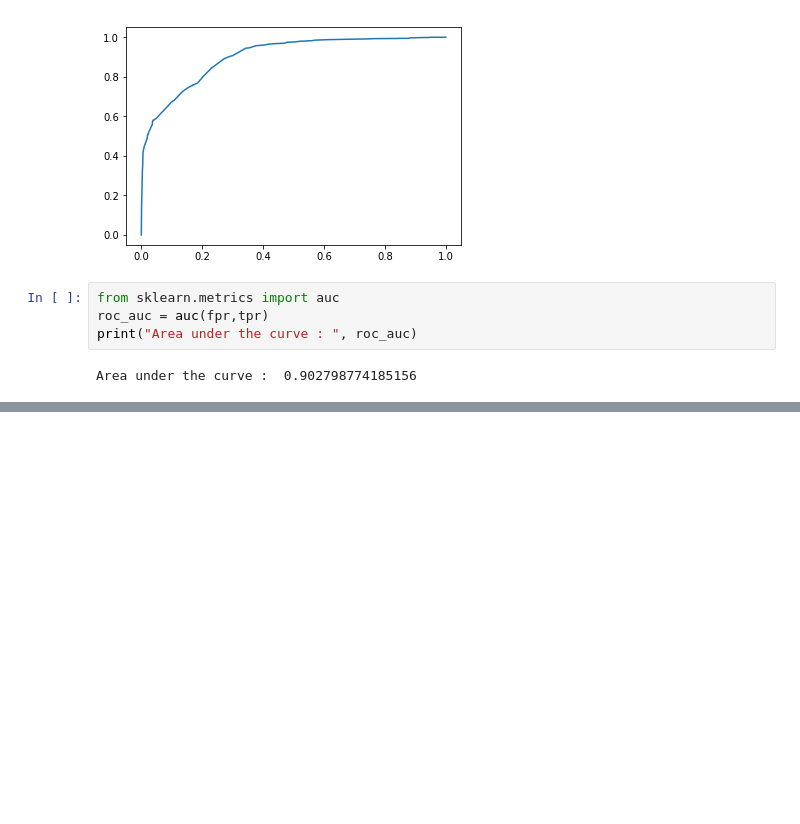
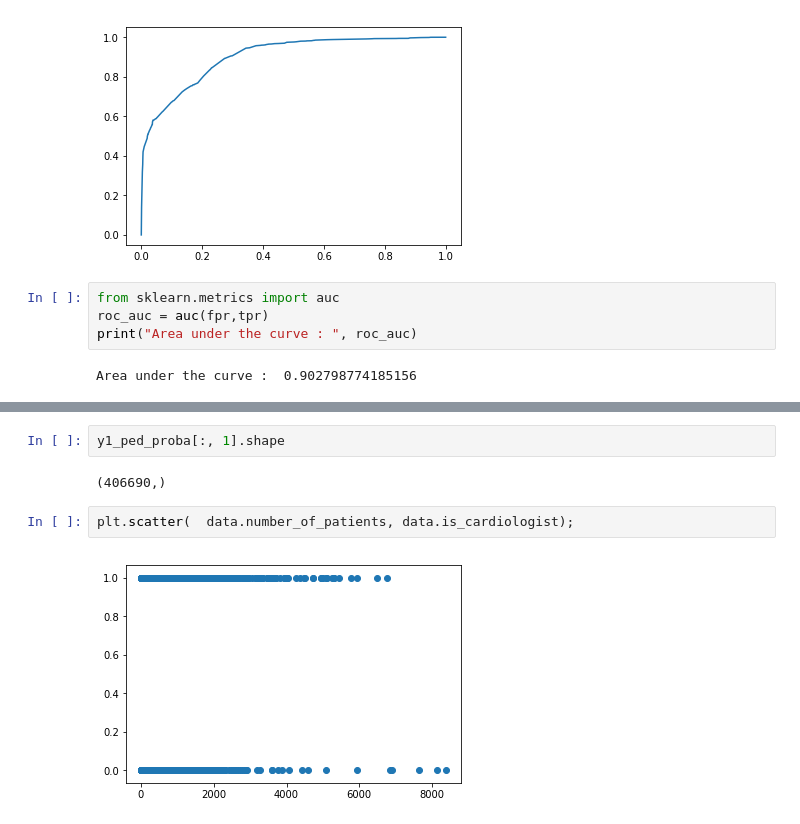
Before and after one commit to krishnatray/galvanize-dsi-capstone, a Jupyter notebook: src/docreach_EDA.ipynb, the cells around one changed output, grey strips where cells are left out. Drawn from its saved outputs; the diff is of its cells as text; blank space fills up the shorter version.

```diff
--- a/src/docreach_EDA.ipynb
+++ b/src/docreach_EDA.ipynb
@@ -296,0 +467,8 @@ Area under the curve :  0.902798774185156
+# %%
+y1_ped_proba[:, 1].shape
+# %% [output]
+(406690,)
+# %%
+plt.scatter(  data.number_of_patients, data.is_cardiologist);
+# %% [output]
+[figure, added]
```
Also changed, not shown: parts of 27 cells of this notebook, 4 other files.
